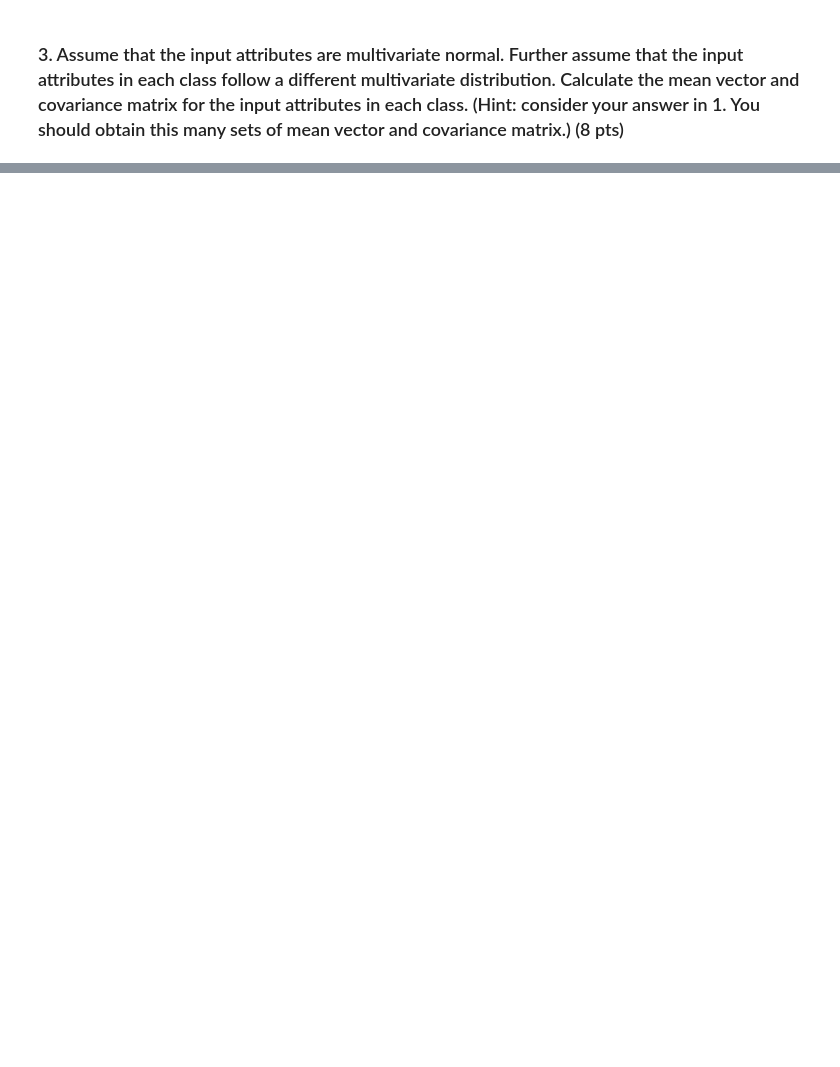
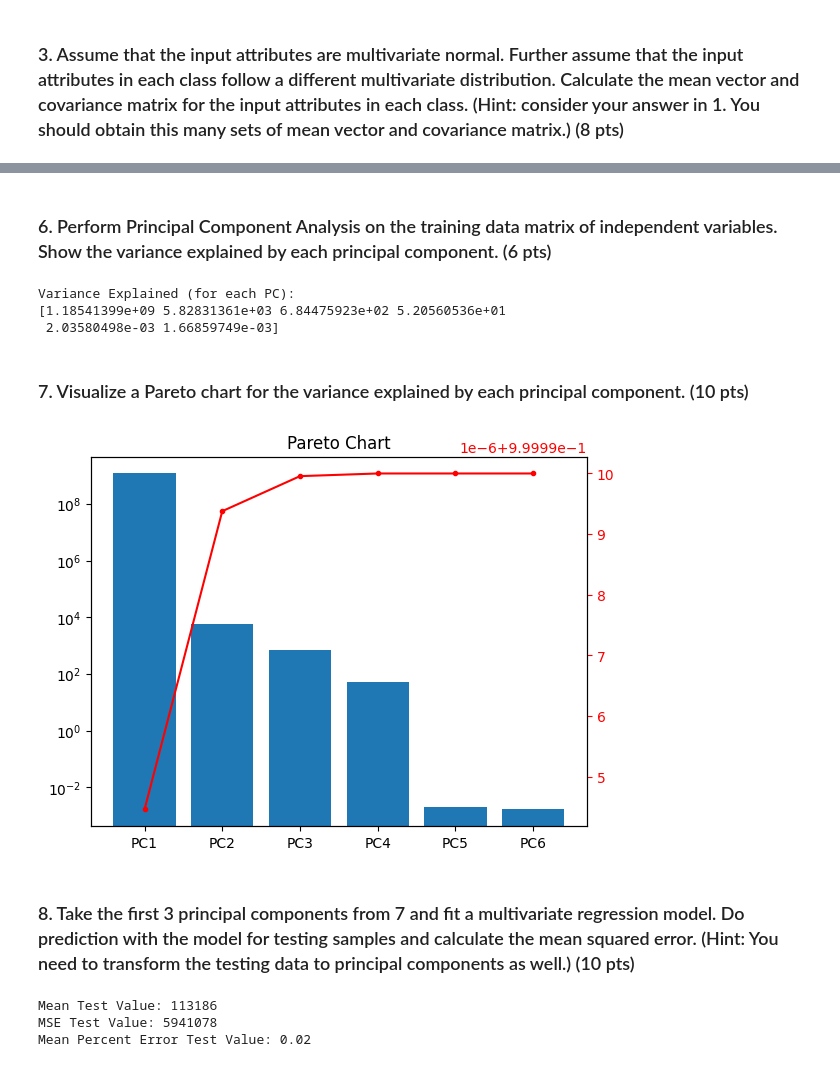
Before and after one commit to mosmith3asu/MLCourse, a Jupyter notebook: HW1/MasonSmith_HW1.ipynb, the cells around one changed output, grey strips where cells are left out. Cells and saved outputs as stored; diff of their text form; code cells hidden in the pictures; blank space fills up the shorter version.

```diff
--- a/HW1/MasonSmith_HW1.ipynb
+++ b/HW1/MasonSmith_HW1.ipynb
@@ -29,0 +503,9 @@ Discriminant Function: INCOMPLETE
+# %%
+train_Xt = Xt[:600,:]
+d = 7
+corr_mat = np.zeros([d,d])
+for i in range(d):
+    for j in range(d):
+        corr_mat[i,j] = np.corrcoef(train_Xt[:,i],train_Xt[:,j])[0, 1]
+print(np.round(corr_mat,5))
+print(f'\nConvexArea Corr:{np.round(corr_mat[4,:],4)}')
@@ -29,0 +526,6 @@ Discriminant Function: INCOMPLETE
+# %%
+from sklearn.linear_model import LinearRegression
+train_X = np.hstack([train_Xt[:,:4],train_Xt[:,5:d]])
+train_y = train_Xt[:,4]
+reg = LinearRegression().fit(train_X, train_y)
+print(f'Coeff: {np.around(reg.coef_,2)}')
@@ -29,0 +570,48 @@ Discriminant Function: INCOMPLETE
+# %% [markdown]
+### 6. Perform Principal Component Analysis on the training data matrix of independent variables. Show the variance explained by each principal component. (6 pts)
+# %%
+from sklearn.decomposition import PCA
+pca = PCA()
+pca.fit(train_X)
+eigvecs = pca.components_
+eigvals = pca.explained_variance_
+print(f'Variance Explained (for each PC):\n{eigvals}')
+# %% [output]
+Variance Explained (for each PC):
+[1.18541399e+09 5.82831361e+03 6.84475923e+02 5.20560536e+01
+ 2.03580498e-03 1.66859749e-03]
+# %% [markdown]
+### 7. Visualize a Pareto chart for the variance explained by each principal component. (10 pts)
+# %%
+fig,ax = plt.subplots(1,1)
+labels = [f'PC{iPC+1}' for iPC in range(len(eigvals))]
+
+ax.set_title('Pareto Chart')
+ax.bar(labels,eigvals)
+ax.set_yscale("log")
+
+PoV = [np.sum(eigvals[:iPC+1])/np.sum(eigvals) for iPC in range(len(eigvals))]
+ax2 = ax.twinx()
+ax2.plot(labels,PoV,c='red',marker='.')
+ax2.tick_params(axis='y', colors='red')
+# %% [output]
+[figure, added]
+# %% [markdown]
+ ### 8. Take the first 3 principal components from 7 and fit a multivariate regression model. Do prediction with the model for testing samples and calculate the mean squared error. (Hint: You need to transform the testing data to principal components as well.) (10 pts)
+# %%
+# train_X = np.hstack([train_Xt[:,:4],train_Xt[:,5:d]])
+# train_y = train_Xt[:,4]
+pca = PCA(n_components = 3)
+pca.fit(train_X)
+reg = LinearRegression().fit(pca.transform(train_X), train_y)
+
+pred_y = reg.predict(pca.transform(test_X))
+MAE = np.mean(np.abs(test_y-pred_y))
+MSE = np.mean(np.power(test_y-pred_y,2))
+print(f'\nMean Test Value: {round(np.mean(test_y))}')
+print(f'MSE Test Value: {round(MSE)}')
+print(f'Mean Percent Error Test Value: {round(MAE/np.mean(test_y),2)}')
+# %% [output]
+Mean Test Value: 113186
+MSE Test Value: 5941078
+Mean Percent Error Test Value: 0.02
```
Also changed, not shown: parts of 36 cells of this notebook, 7 other files.
